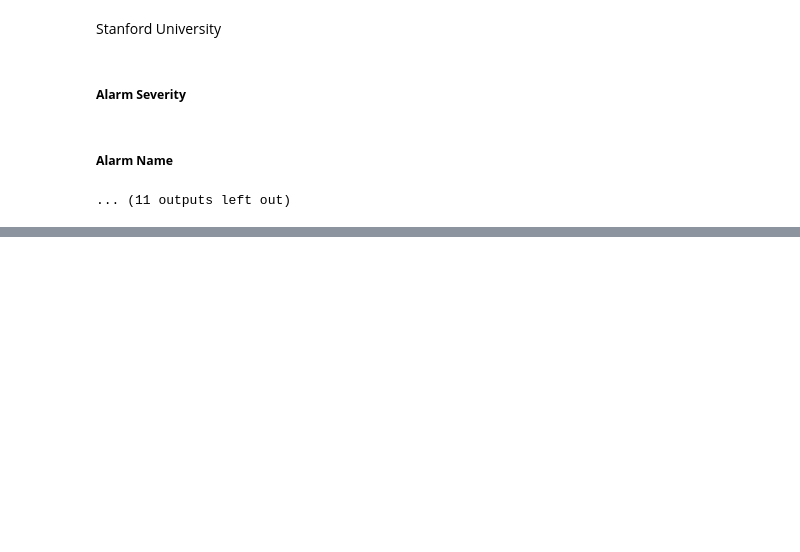
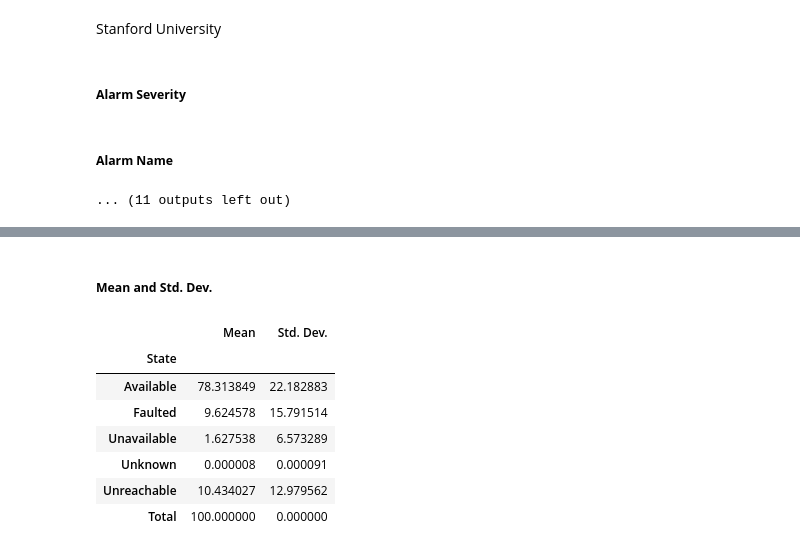
Before and after one commit to b-dagostino/charger-reliability, a Jupyter notebook: notebooks/bdag.ipynb, the cells around one changed output, grey strips where cells are left out. Saved outputs shown, nothing was run; the diff lists cells and outputs as text; code cells hidden in the pictures; blank space fills up the shorter version.

```diff
--- a/notebooks/bdag.ipynb
+++ b/notebooks/bdag.ipynb
@@ -229,0 +330,13 @@ for mac in alarms['MAC Address'].unique():
+# %%
+print_md('##### **Mean and Std. Dev.**')
+display(pd.concat([state_percentages.mean(), state_percentages.std()], axis=1, keys=['Mean', 'Std. Dev.']))
+# %% [output]
+##### **Mean and Std. Dev.**
+|  | Mean | Std. Dev. |
+| State |  |  |
+| Available | 78.313849 | 22.182883 |
+| Faulted | 9.624578 | 15.791514 |
+| Unavailable | 1.627538 | 6.573289 |
+| Unknown | 0.000008 | 0.000091 |
+| Unreachable | 10.434027 | 12.979562 |
+| Total | 100.000000 | 0.000000 |
```
Also changed, not shown: parts of 14 cells of this notebook.
